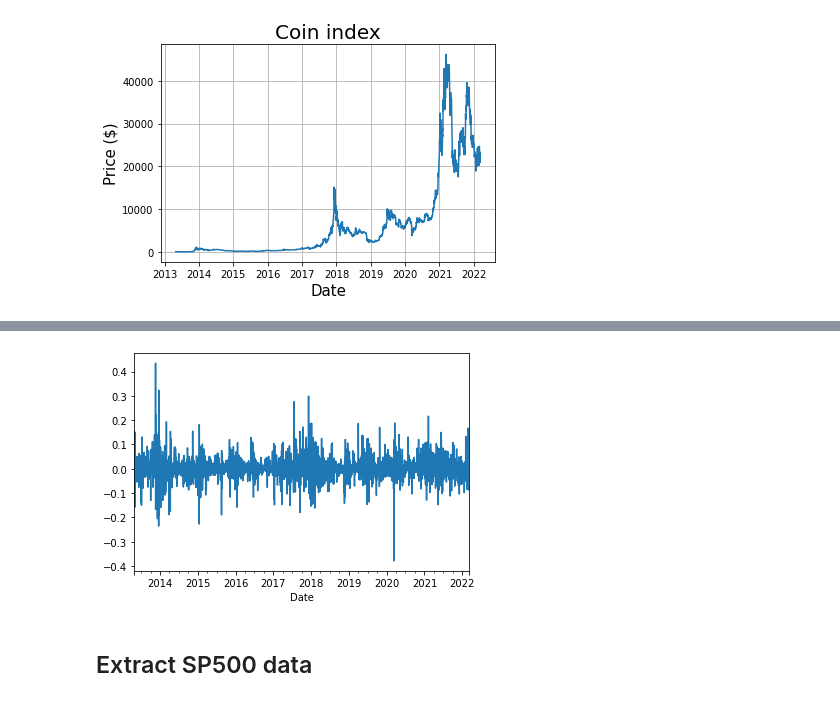
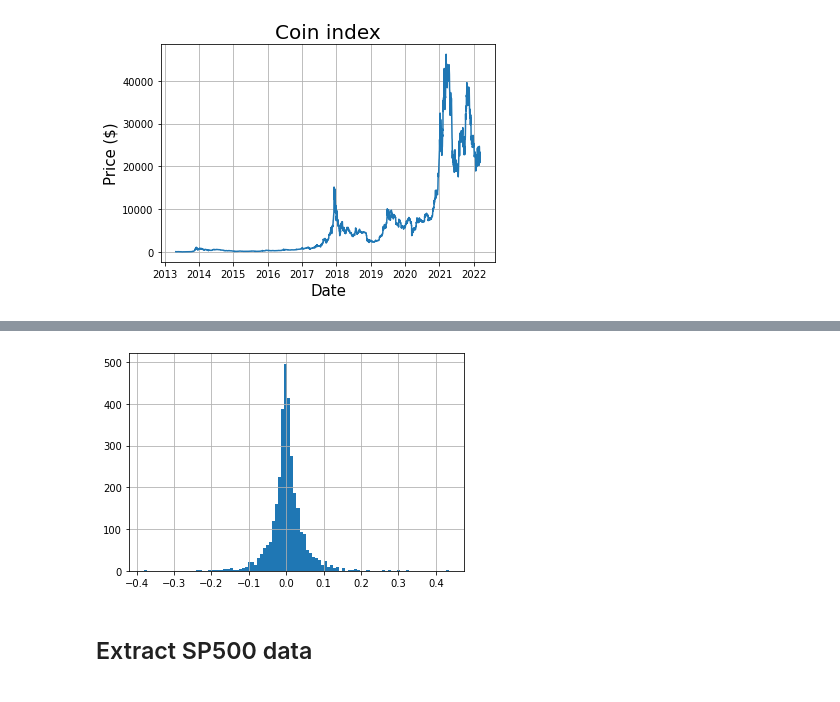
Before and after one commit to ZiyuanLi007/cryptoquant, a Jupyter notebook: example_bitcoin_sp500.ipynb, the cells around one changed output, grey strips where cells are left out. Saved outputs shown, nothing was run; the diff lists cells and outputs as text; code cells hidden in the pictures.

```diff
--- a/example_bitcoin_sp500.ipynb
+++ b/example_bitcoin_sp500.ipynb
@@ -142,6 +142,6 @@ plt.show()
 [figure]
 # %%
 weighted_coins_return = weighted_coins_df.pct_change().fillna(0).squeeze()
-weighted_coins_return.plot()
-weighted_coins_return
+weighted_coins_return.hist(bins=100)
+weighted_coins_return.describe()
 # %% [output]
@@ -161,4 +157,4 @@ Name: CoinIndex, Length: 3239, dtype: float64
-[figure, old version]
+[figure, new version]
 # %% [markdown]
 ## Extract SP500 data
 # %%
```
Also changed, not shown: parts of 1 cell of this notebook.
